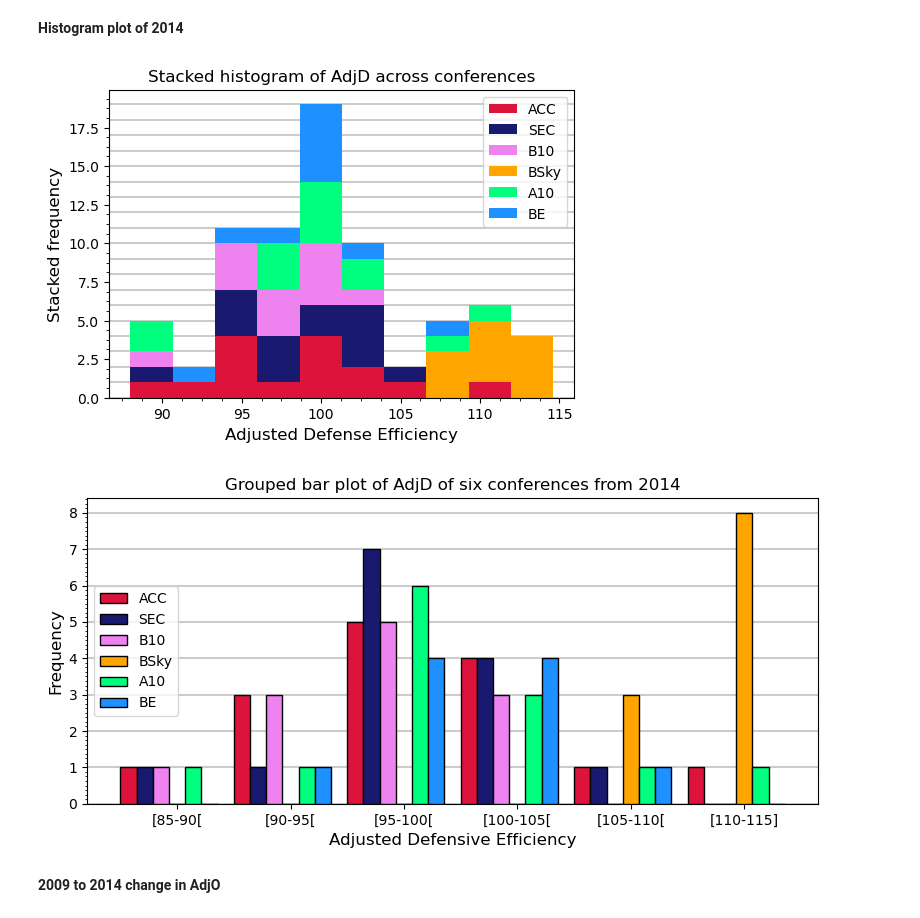
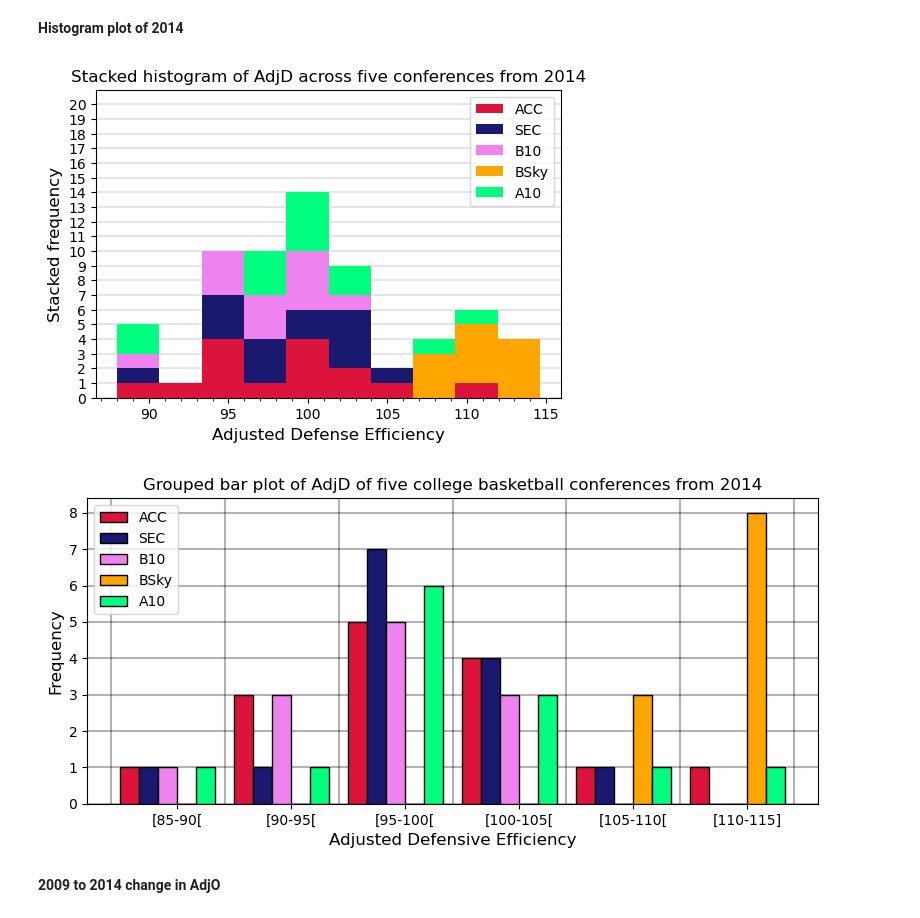
Before and after one commit to Gullaschen/AMAS, a Jupyter notebook: Assignment 1/Exercise_Basketball.ipynb, the cells around one changed output. Drawn from its saved outputs; the diff is of its cells as text; code cells hidden in the pictures.

```diff
--- a/Assignment 1/Exercise_Basketball.ipynb
+++ b/Assignment 1/Exercise_Basketball.ipynb
@@ -68,8 +68,8 @@ df_2 = pd.DataFrame(temporary_2, columns=['-', 'Team', 'Conference', 'W-L Ratio'
 df_2 = df_2.iloc[:, 1:] # Remove the initial column
 df_2[df_2.columns[0]] = df_2[df_2.columns[0]].str.replace(r'\d+', '', regex=True).str.strip() # Remove any additional number
 # %%
-#conferences = {'ACC': [],'SEC': [],'B10': [],'BSky': [],'A10': []}
-conferences = {'ACC': [],'SEC': [],'B10': [],'BSky': [],'A10': [],'BE':[]}
+conferences = {'ACC': [],'SEC': [],'B10': [],'BSky': [],'A10': []}
+#conferences = {'ACC': [],'SEC': [],'B10': [],'BSky': [],'A10': [],'BE':[]}
 
 for index,rows in df.iterrows(): # Iterate over rows
     conference = rows['Conference']
@@ -82,32 +82,33 @@ for index,rows in df.iterrows(): # Iterate over rows
 # %%
 plt.figure(figsize=(6, 4))
 
 # Find common bin parameters
 all_values = np.concatenate(list(conferences.values()))
 min_value, max_value = np.min(all_values), np.max(all_values)
 bins = np.linspace(min_value, max_value, 11)
 
 data = [values for values in conferences.values()]
 labels = [team for team in conferences.keys()]
 
 ax = plt.gca()
-ax.xaxis.set_minor_locator(AutoMinorLocator(4))
-ax.yaxis.set_minor_locator(AutoMinorLocator(4))
+ax.xaxis.set_minor_locator(AutoMinorLocator(5))
+# ax.yaxis.set_minor_locator(AutoMinorLocator(5))
 ax.tick_params(which='minor', length=2, color='k')
 
-for i in range(0,20,2.5):
-    plt.axhline(y=i, color='k',alpha=0.2,zorder=0)
+for i in range(0,21,1):
+    plt.axhline(y=i, color='k',alpha=0.1,zorder=0)
 
 plt.hist(data, bins=bins, alpha=1., linewidth=1, label=labels, histtype='barstacked',zorder=1)
-
-plt.title('Stacked histogram of AdjD across conferences',fontsize=12)
+plt.yticks(range(0,21,1))
+plt.title('Stacked histogram of AdjD across five conferences from 2014',fontsize=12)
 plt.xlabel('Adjusted Defense Efficiency',fontsize=12)
 plt.ylabel('Stacked frequency',fontsize=12)
 plt.legend()
-plt.savefig('StackedHistograms_BE.pdf')
+# plt.savefig('StackedHistograms_BE.pdf')
+plt.savefig('StackedHistograms.pdf')
 plt.show()
 # %% [output]
-[figure, old version]
+[figure, new version]
 # %%
 # Define the bins
 bins = [85, 90, 95, 100, 105, 110, 115]
@@ -129,24 +130,28 @@ ax.set_xticks(np.arange(len(bins) - 1) + bar_width * n_datasets / 2)
 ax.set_xticklabels(bin_labels)
 
 for i in range(0,9):
-    plt.axhline(y=i, color='k',alpha=0.2,zorder=0)
+    plt.axhline(y=i, color='k',alpha=0.3,zorder=0)
+for bin_edge in range(0,len(bins)):
+    line_position = bin_edge - bar_width #+ ((n_datasets*bar_width)) / 3
+    ax.axvline(x=line_position, color='k',alpha=0.3)
 
 ax.set_axisbelow(True)
 
-ax = plt.gca()
+#ax = plt.gca()
 # ax.xaxis.set_minor_locator(AutoMinorLocator(8))
-ax.yaxis.set_minor_locator(AutoMinorLocator(8))
-ax.tick_params(which='minor', length=1.5, color='k')
+#ax.yaxis.set_minor_locator(AutoMinorLocator(8))
+#ax.tick_params(which='minor', length=1.5, color='k')
 
 plt.xlabel('Adjusted Defensive Efficiency',fontsize=12)
 plt.ylabel('Frequency',fontsize=12)
-plt.title('Grouped bar plot of AdjD of six conferences from 2014',fontsize=12)
+plt.title('Grouped bar plot of AdjD of five college basketball conferences from 2014',fontsize=12)
 plt.legend(loc='best')
 plt.tight_layout()
-plt.savefig('GroupedHistograms_BE.pdf')
+# plt.savefig('GroupedHistograms_BE.pdf')
+plt.savefig('GroupedHistograms.pdf')
 plt.show()
 # %% [output]
-[figure, old version]
+[figure, new version]
 # %% [markdown]
 **2009 to 2014 change in AdjO**
 # %%
```
Also changed, not shown: parts of 3 cells of this notebook, 8 other files.
